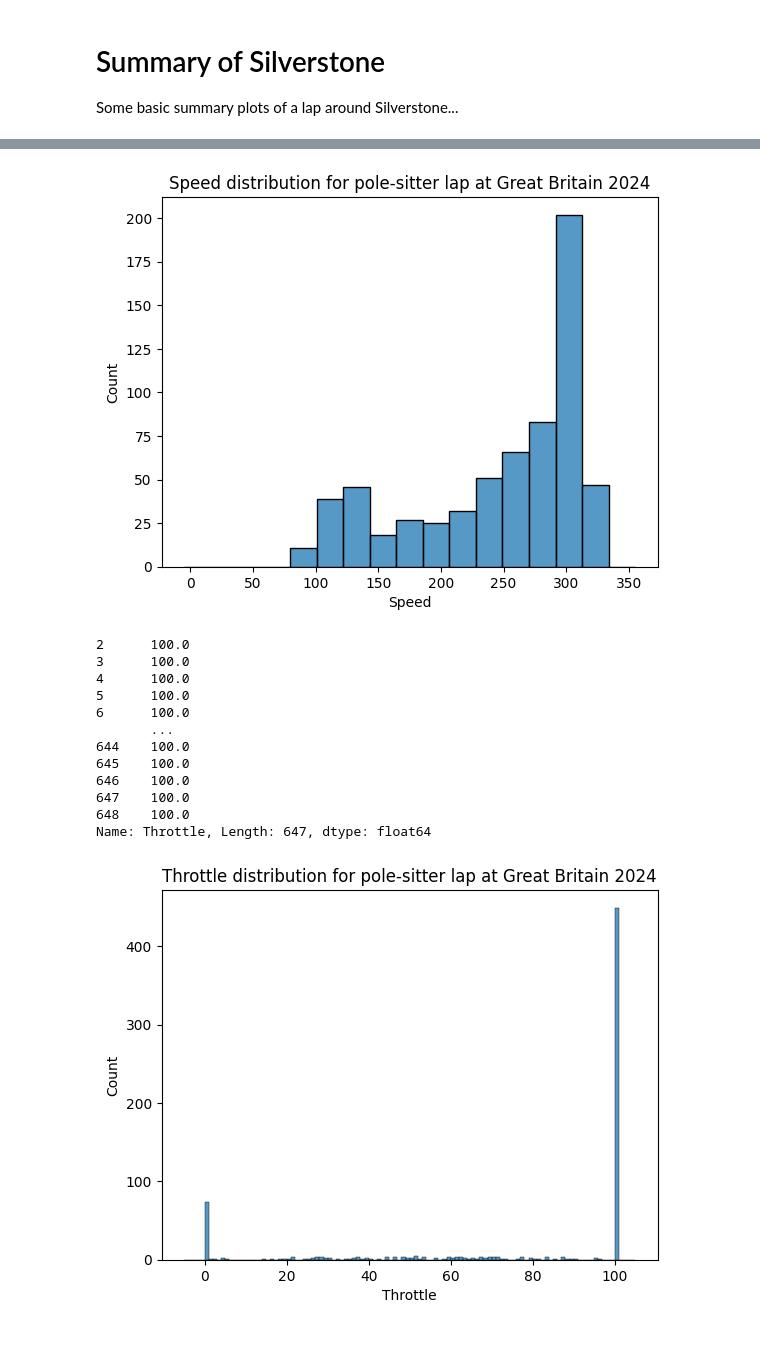
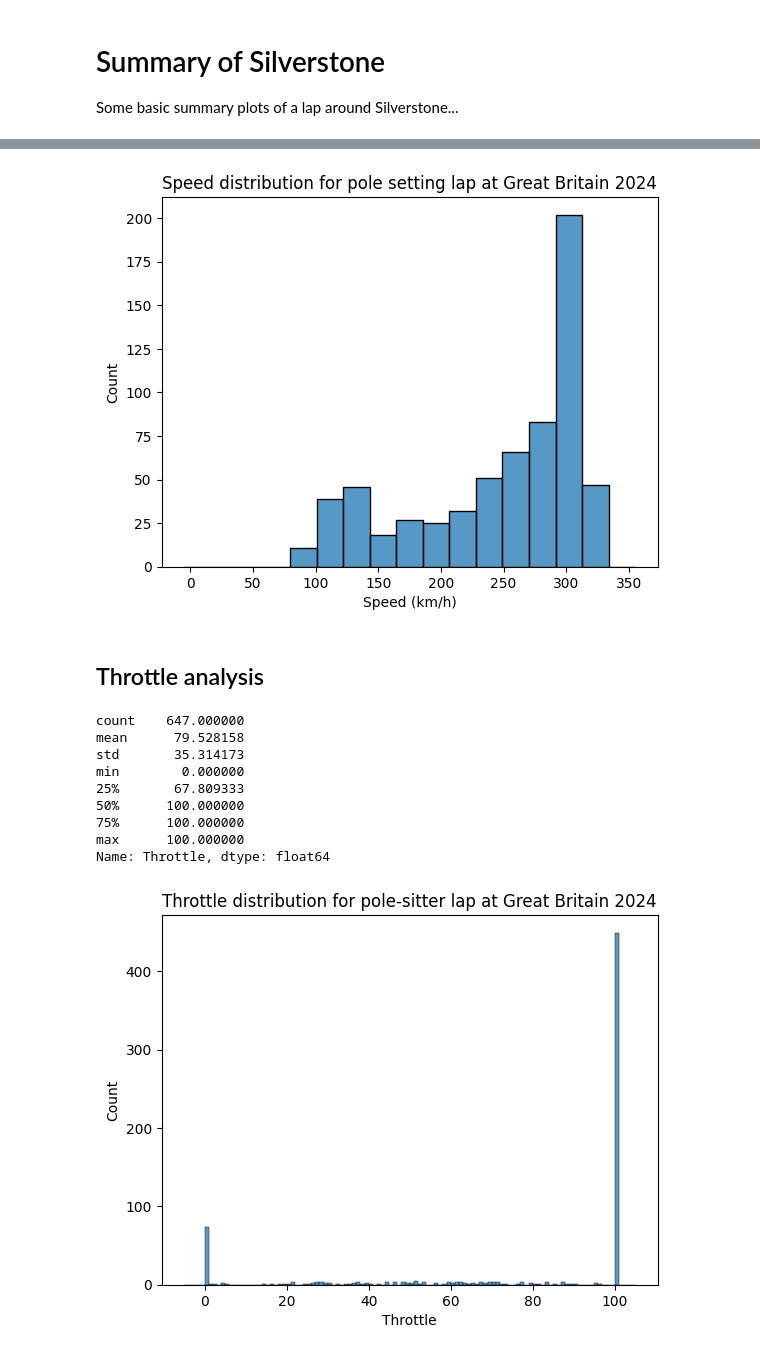
Before and after one commit to matt-bernhardt/f1-notebooks, a Jupyter notebook: notebooks/greatbritain25/summary.ipynb, the cells around one changed output, grey strips where cells are left out. Cells and saved outputs as stored; diff of their text form; code cells hidden in the pictures.

```diff
--- a/notebooks/greatbritain25/summary.ipynb
+++ b/notebooks/greatbritain25/summary.ipynb
@@ -58,29 +73,30 @@ Name: Speed, Length: 647, dtype: float64
 # %%
 sns.histplot(
   speed,
   binrange=(-5,355)
 )
-plt.title('Speed distribution for pole-sitter lap at Great Britain 2024')
+plt.xlabel('Speed (km/h)')
+plt.ylabel('Count')
+plt.title('Speed distribution for pole setting lap at Great Britain 2024')
 plt.show()
 # %% [output]
-[figure, old version]
+[figure, new version]
+# %% [markdown]
+## Throttle analysis
 # %%
 throttle = lap.telemetry['Throttle']
 
-throttle
+throttle.describe()
 # %% [output]
-2      100.0
-3      100.0
-4      100.0
-5      100.0
-6      100.0
-       ...
-644    100.0
-645    100.0
-646    100.0
-647    100.0
-648    100.0
-Name: Throttle, Length: 647, dtype: float64
+count    647.000000
+mean      79.528158
+std       35.314173
+min        0.000000
+25%       67.809333
+50%      100.000000
+75%      100.000000
+max      100.000000
+Name: Throttle, dtype: float64
 # %%
 sns.histplot(
   throttle,
```
Also changed, not shown: parts of 11 cells of this notebook, 6 other files.
